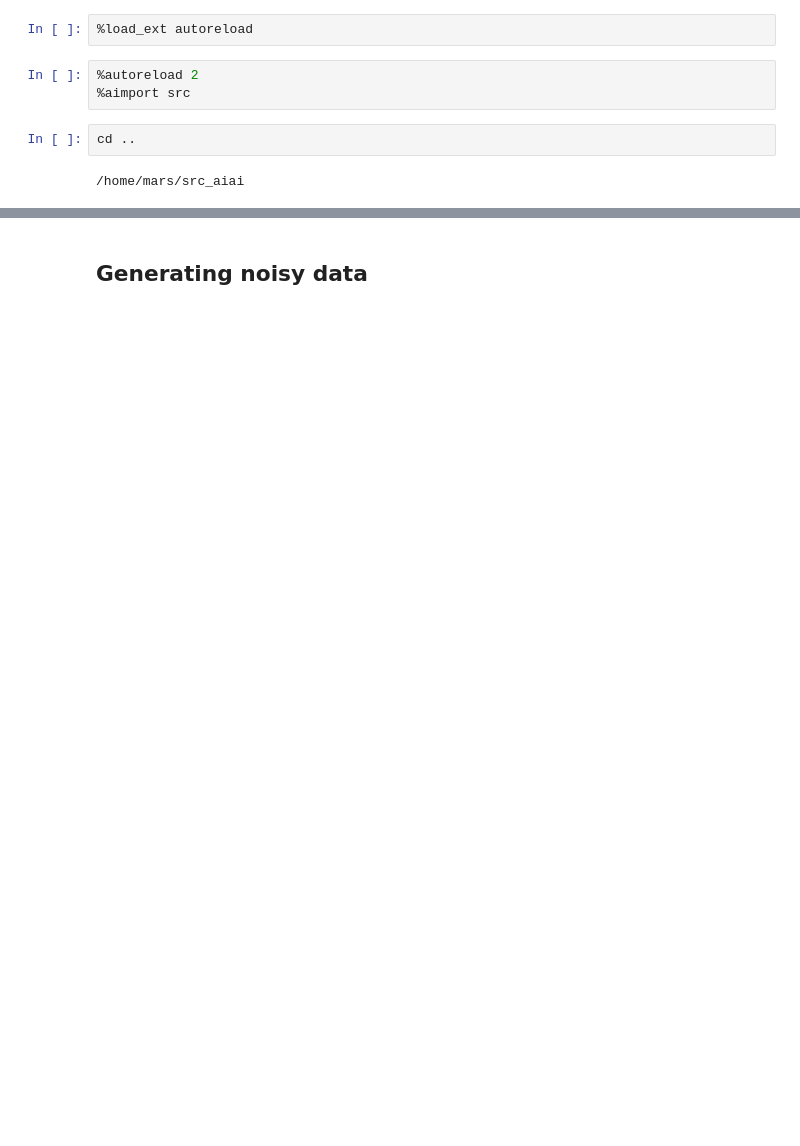
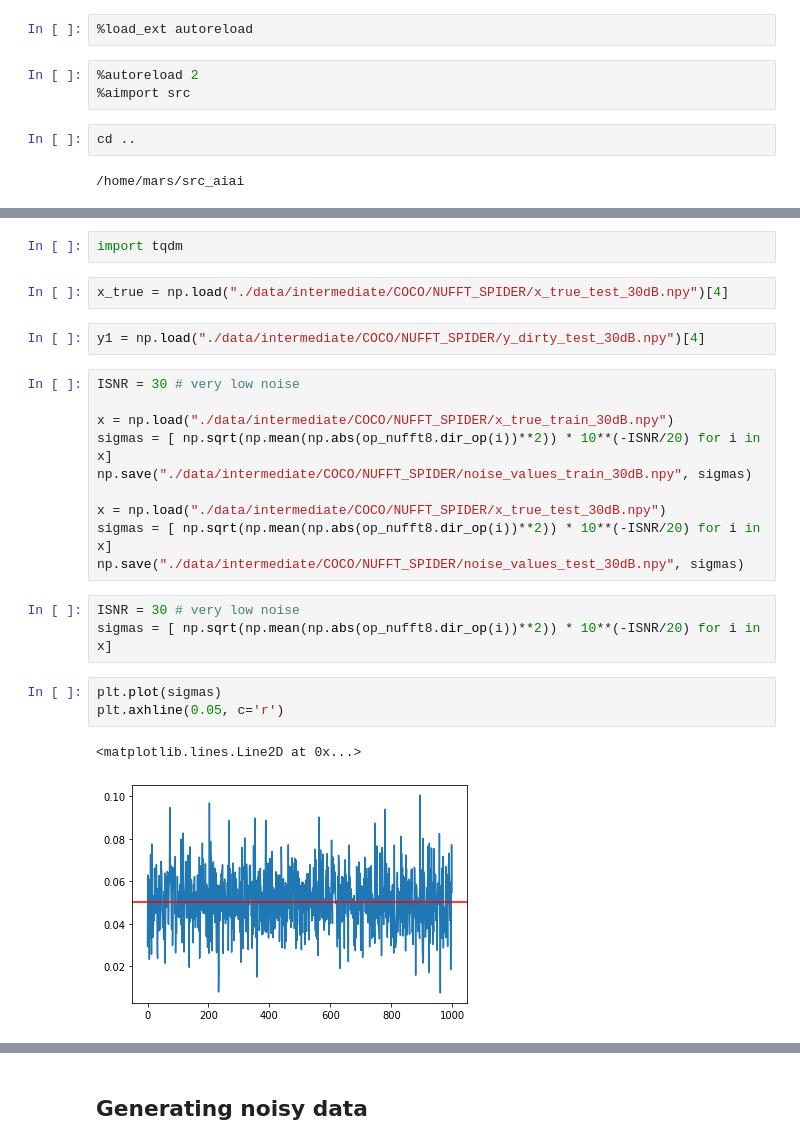
Before and after one commit to astro-informatics/LeIA, a Jupyter notebook: notebooks/noisy_reconstruction.ipynb, the cells around one changed output, grey strips where cells are left out. Saved outputs shown, nothing was run; the diff lists cells and outputs as text; blank space fills up the shorter version.

```diff
--- a/notebooks/noisy_reconstruction.ipynb
+++ b/notebooks/noisy_reconstruction.ipynb
@@ -25,0 +24,25 @@ x_true = load_M51()
+# %%
+import tqdm
+# %%
+x_true = np.load("./data/intermediate/COCO/NUFFT_SPIDER/x_true_test_30dB.npy")[4]
+# %%
+y1 = np.load("./data/intermediate/COCO/NUFFT_SPIDER/y_dirty_test_30dB.npy")[4]
+# %%
+ISNR = 30 # very low noise
+
+x = np.load("./data/intermediate/COCO/NUFFT_SPIDER/x_true_train_30dB.npy")
+sigmas = [ np.sqrt(np.mean(np.abs(op_nufft8.dir_op(i))**2)) * 10**(-ISNR/20) for i in x]
+np.save("./data/intermediate/COCO/NUFFT_SPIDER/noise_values_train_30dB.npy", sigmas)
+
+x = np.load("./data/intermediate/COCO/NUFFT_SPIDER/x_true_test_30dB.npy")
+sigmas = [ np.sqrt(np.mean(np.abs(op_nufft8.dir_op(i))**2)) * 10**(-ISNR/20) for i in x]
+np.save("./data/intermediate/COCO/NUFFT_SPIDER/noise_values_test_30dB.npy", sigmas)
+# %%
+ISNR = 30 # very low noise
+sigmas = [ np.sqrt(np.mean(np.abs(op_nufft8.dir_op(i))**2)) * 10**(-ISNR/20) for i in x]
+# %%
+plt.plot(sigmas)
+plt.axhline(0.05, c='r')
+# %% [output]
+<matplotlib.lines.Line2D at 0x...>
+[figure, added]
```
Also changed, not shown: parts of 24 cells of this notebook, 3 other files.
